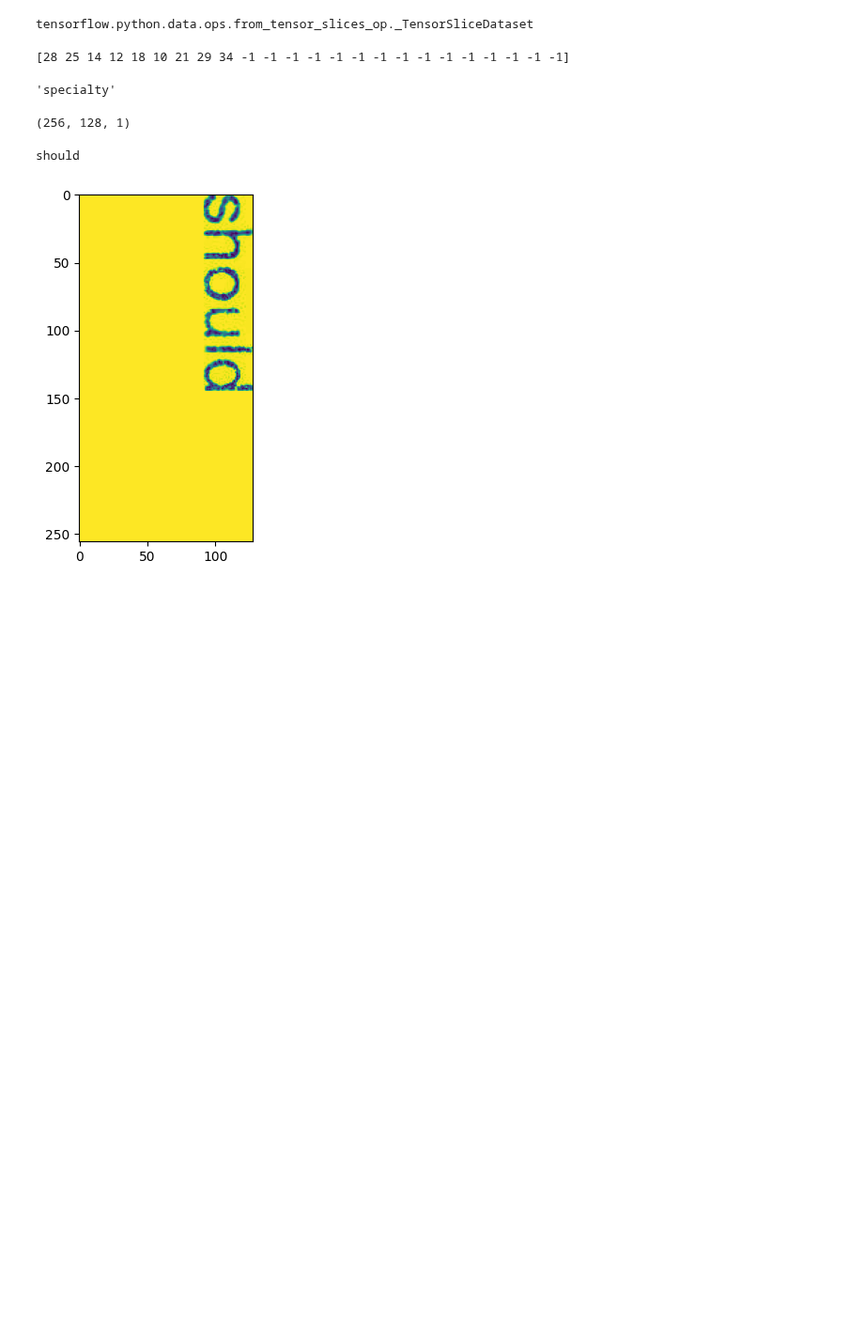
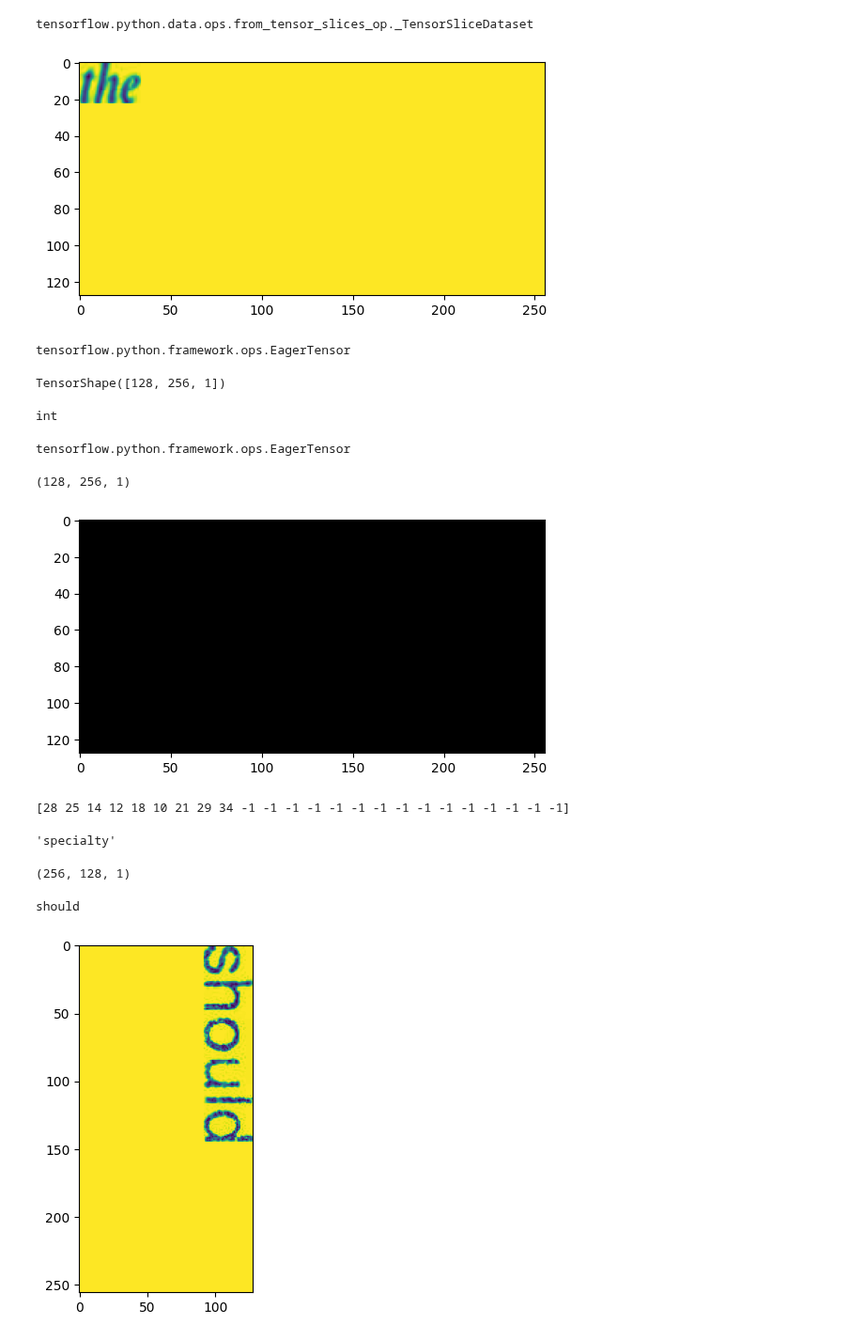
Before and after one commit to msommerfe/CAS_Applied_Data_Science, a Jupyter notebook: CAS_Final_Project/OCR_from_scratch.ipynb, the cells around one changed output. Shown at 94% size. Cells and saved outputs as stored; diff of their text form; code cells hidden in the pictures; blank space fills up the shorter version.

```diff
--- a/CAS_Final_Project/OCR_from_scratch.ipynb
+++ b/CAS_Final_Project/OCR_from_scratch.ipynb
@@ -264,6 +267,55 @@ InvalidArgumentError: {{function_node __wrapped__IteratorGetNext_output_types_2_
 type(train_dataset)
 # %% [output]
 tensorflow.python.data.ops.from_tensor_slices_op._TensorSliceDataset
+# %%
+#Scales the width if the image to max_width. Only if the high after scaling to max_width is higher than max_hight, only the hight will be scaled down to max_hight
+# Expacts gray scale Images [0...255] as a tensor
+def resize_to_desired_shape_for_tf____JUSTATRY(img):
+    display(type(img))
+    display(img.shape)
+    #Debug tf.print(img[15, 15])
+
+    #img = img.numpy()     #convert to np.array. For me mor easy to work with
+    #img = img[:,:,0]      #Cut of last Dimension
+    h = img.shape[0]
+    w = img.shape[0]
+    display(type(w))
+
+    #Scale all Images down that image width is max_width
+    scaleFactor = MAX_WIDTH / w
+    if scaleFactor < 1:
+      img = tf.image.resize(img, [MAX_HIGHT, MAX_WIDTH,1])
+      (h, w) = img.shape
+      display(img.shape)
+    # Unlikely, but just in case, if hight is still greater than max_hight, scale only hight down to max_hight
+    #if h > MAX_HIGHT:
+      # img = cv2.resize(img, None, fx = 1, fy = (MAX_HIGHT/h))
+
+    #creates blank white image with size max_hight x max_width
+    final_img = tf.ones([MAX_HIGHT, MAX_WIDTH,1], tf.int32)
+
+    #np.ones([MAX_HIGHT, MAX_WIDTH])*255 # blank white image
+
+    # fills the blank image with resized imput image
+    #final_img[:h, :w,1] = img
+    #final_img = final_img.reshape(MAX_HIGHT,MAX_WIDTH,1)  #Putting back the 3 Dimension (important for tf)
+    return tf.convert_to_tensor(final_img)                # Converting back to tensor
+
+
+plt.imshow(bla["image"])
+plt.show()
+_img = resize_to_desired_shape_for_tf(bla["image"])
+display(type(_img))
+plt.imshow(_img,cmap="gray")
+print(_img.shape)
+# %% [output]
+[figure, added]
+tensorflow.python.framework.ops.EagerTensor
+TensorShape([128, 256, 1])
+int
+tensorflow.python.framework.ops.EagerTensor
+(128, 256, 1)
+[figure, added]
 # %%
 # Split the dataset into training and testing sets
 x_train, x_test, y_train, y_test = train_test_split(x_train_rotate_reshaped, y_all_numbers, test_size=0.2, random_state=42)
```
Also changed, not shown: parts of 8 cells of this notebook.
